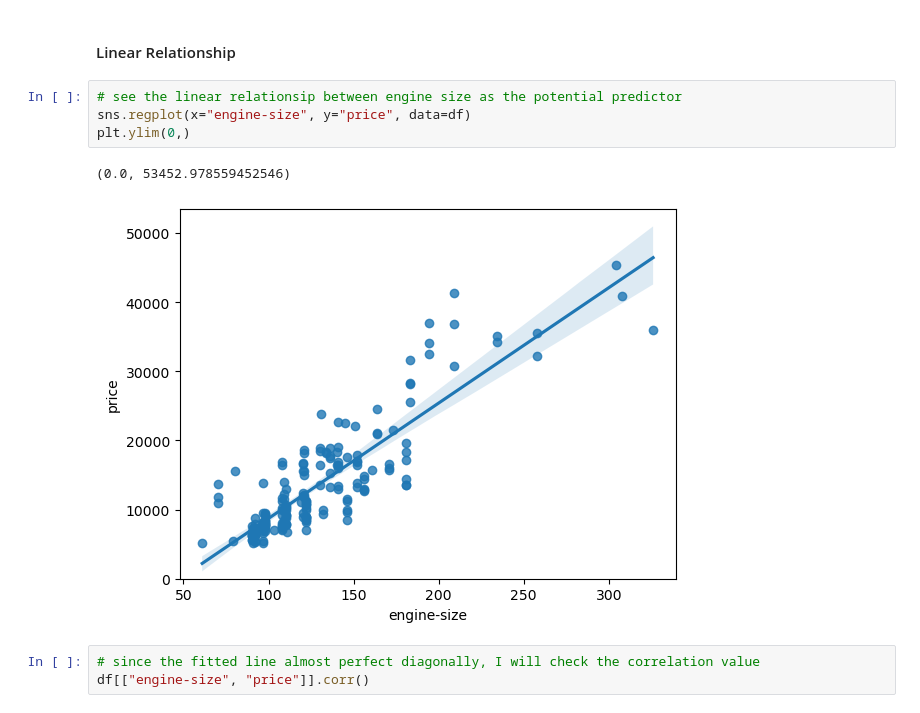
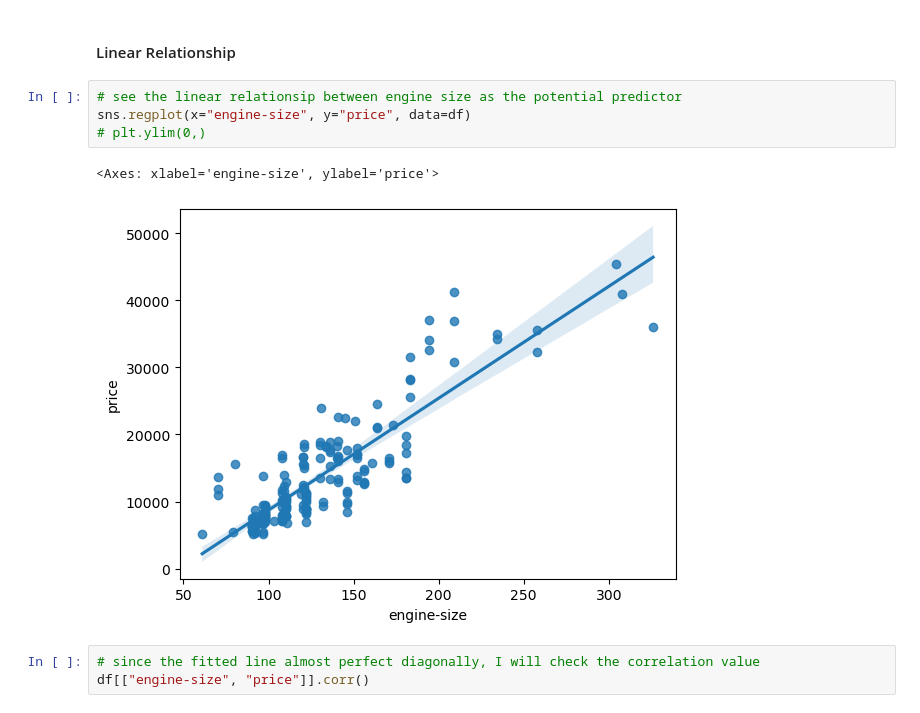
Before and after one commit to oktavianuu/data-analysis, a Jupyter notebook: EDA/exploratory-data-analysis.ipynb, the cells around one changed output. Saved outputs shown, nothing was run; the diff lists cells and outputs as text.

```diff
--- a/EDA/exploratory-data-analysis.ipynb
+++ b/EDA/exploratory-data-analysis.ipynb
@@ -84,10 +84,10 @@ later I need to type something in here
 # %%
 # see the linear relationsip between engine size as the potential predictor
 sns.regplot(x="engine-size", y="price", data=df)
-plt.ylim(0,)
+# plt.ylim(0,)
 # %% [output]
-(0.0, 53452.978559452546)
+<Axes: xlabel='engine-size', ylabel='price'>
-[figure, old version]
+[figure, new version]
 # %%
 # since the fitted line almost perfect diagonally, I will check the correlation value
 df[["engine-size", "price"]].corr()
```
Also changed, not shown: parts of 10 cells of this notebook.
